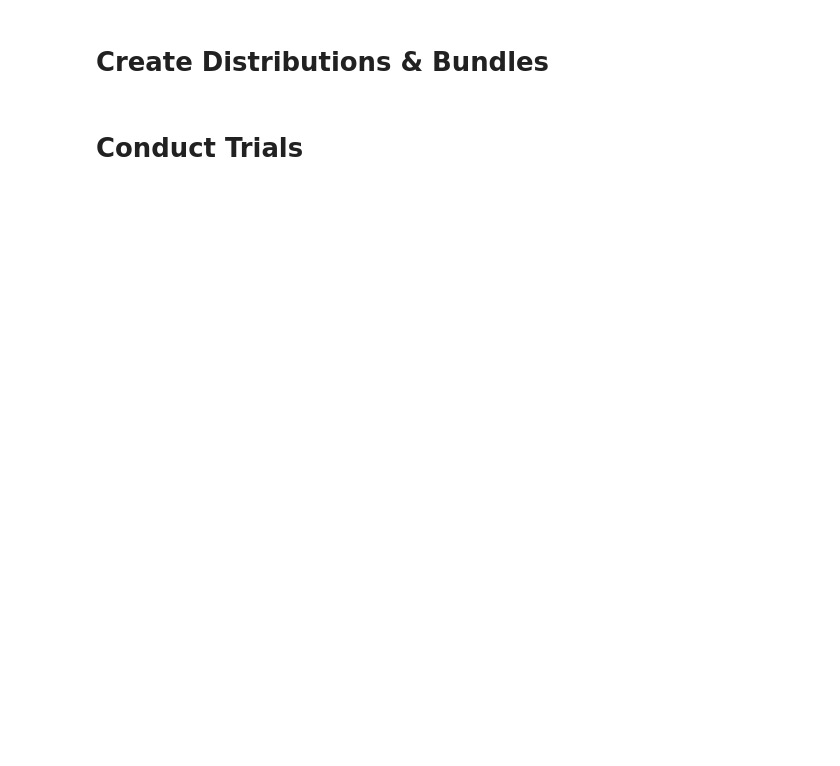
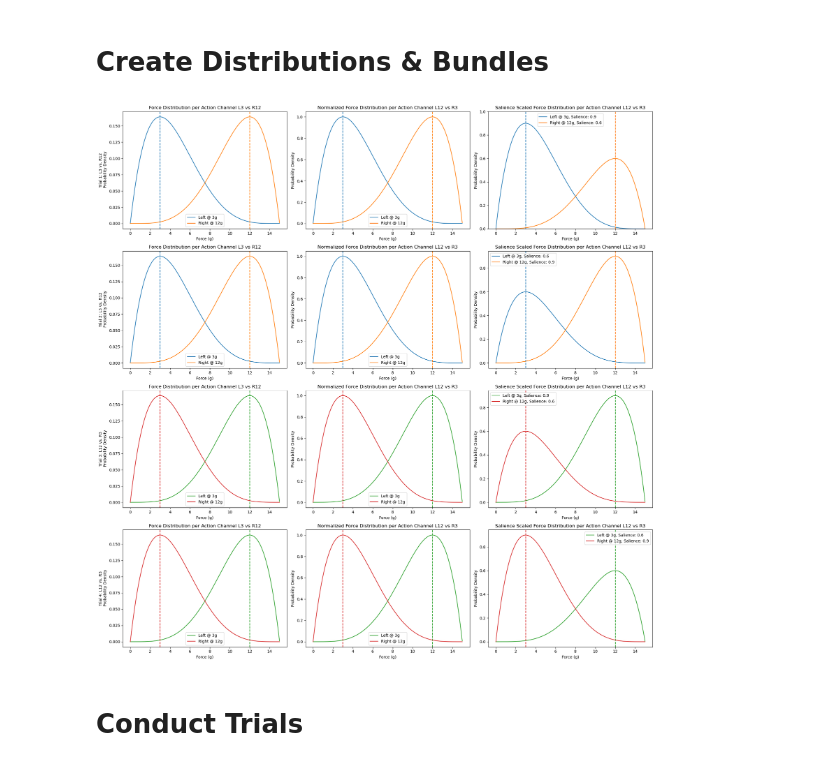
Before and after one commit to 2002sahapriya/Basal-Ganglia, a Jupyter notebook: park_task.ipynb, the cells around one changed output. Saved outputs shown, nothing was run; the diff lists cells and outputs as text; code cells hidden in the pictures; blank space fills up the shorter version.

Commit message:
Park task

```diff
--- a/park_task.ipynb
+++ b/park_task.ipynb
@@ -40,7 +61,7 @@ domain_force_park = np.arange(0, 15, 0.01).reshape(-1, 1) # Shape: (1500, 1)
 ssp_dim_park = 512
 
 # SSP encoder for scalar force values
-ssp_encoder_park = sspspace.sspspace.encoders.RandomSSPSpace(
+ssp_encoder_park = RandomSSPSpace(
     domain_dim=1,
     ssp_dim=ssp_dim_park,
     rng=np.random.RandomState(0),
@@ -83,31 +104,11 @@ dnf_params_park = {
 # Beta shapes chosen so mode(a-1)/(a+b-2) matches desired peak/domain
 # for 3g (mode 0.2*15=3), for 12g (mode 0.8*15=12)
 scale = 15
-
-def to_scale_park(scales, vectors):
-    scaled = []
-    for i in range(len(scales)):
-        scaled.append(scales[i] * vectors[i])
-    return scaled
-
-def to_bundle_park(bundles, domain_phis):
-    b = []
-    for i in range(len(bundles)):
-        bun = np.einsum('n,nd->d', bundles[i].squeeze(), domain_phis)
-        b.append(bun)
-    return b
-
-def to_normalize_park(vectors):
-   return vectors / np.max(vectors, axis=1, keepdims=True)
-
-
-
 # Create the channel distributions for peak forces at 3g and 12g
 l3 = beta.pdf(domain_force_park.squeeze(), 2, 5, scale=scale) # Shape: 1500
 r12 = beta.pdf(domain_force_park.squeeze(), 5, 2, scale=scale)
 l12 = beta.pdf(domain_force_park.squeeze(), 5, 2, scale=scale)
 r3 = beta.pdf(domain_force_park.squeeze(), 2, 5, scale=scale)
-
 # Store the distributions
 beta_distributions_park = [l3, r12, l12, r3]
 
@@ -211,7 +212,7 @@ axes[1, 1].legend()
 # (1, 2): Salience scaled
 t2_salience = to_scale_park(salience_t2, t2_normalized)
 for i, pdf in enumerate(t2_salience):
-    axes[1, 2].plot(domain_force_park, pdf, color=colors_t1[i], label=f'{actions_2[i]}, Salience: {salience_t2[i]}')
+    axes[1, 2].plot(domain_force_park, pdf, color=colors_t1[i], label=f'{actions[i]}, Salience: {salience_t2[i]}')
     axes[1, 2].axvline(peak_1[i], color=colors_t1[i], linestyle='--')
 axes[1, 2].set_title('Salience Scaled Force Distribution per Action Channel L12 vs R3')
 axes[1, 2].set_xlabel('Force (g)')
@@ -245,7 +246,7 @@ axes[2, 1].legend()
 # (2, 2): Salience scaled
 t3_salience = to_scale_park(salience_t3, t3_normalized)
 for i, pdf in enumerate(t3_salience):
-    axes[2, 2].plot(domain_force_park, pdf, color=colors_t2[i], label=f'{actions_2[i]}, Salience: {salience_t3[i]}')
+    axes[2, 2].plot(domain_force_park, pdf, color=colors_t2[i], label=f'{actions[i]}, Salience: {salience_t3[i]}')
     axes[2, 2].axvline(peak_2[i], color=colors_t2[i], linestyle='--')
 axes[2, 2].set_title('Salience Scaled Force Distribution per Action Channel L12 vs R3')
 axes[2, 2].set_xlabel('Force (g)')
@@ -262,34 +263,36 @@ for i, pdf in enumerate([l12, r3]):
     axes[3, 0].plot(domain_force_park, pdf, color=colors_t2[i], label=f'{actions[i]}')
     axes[3, 0].axvline(peak_2[i], color=colors_t2[i], linestyle='--')
 axes[3, 0].set_title('Force Distribution per Action Channel L3 vs R12')
 axes[3, 0].set_xlabel('Force (g)')
 axes[3, 0].set_ylabel('Probability Density')
 axes[3, 0].legend()
 
 # (1, 1): Normalized
 t4_normalized = to_normalize_park([l12, r3])
 for i, pdf in enumerate(t4_normalized):
     axes[3, 1].plot(domain_force_park, pdf, color=colors_t2[i], label=f'{actions[i]}')
     axes[3, 1].axvline(peak_2[i], color=colors_t2[i], linestyle='--')
 axes[3, 1].set_title('Normalized Force Distribution per Action Channel L12 vs R3')
 axes[3, 1].set_xlabel('Force (g)')
 axes[3, 1].set_ylabel('Probability Density')
 axes[3, 1].legend()
 
 # (1, 2): Salience scaled
 t4_salience = to_scale_park(salience_t4, t4_normalized)
 for i, pdf in enumerate(t4_salience):
-    axes[3, 2].plot(domain_force_park, pdf, color=colors_t2[i], label=f'{actions_2[i]}, Salience: {salience_t4[i]}')
+    axes[3, 2].plot(domain_force_park, pdf, color=colors_t2[i], label=f'{actions[i]}, Salience: {salience_t4[i]}')
     axes[3, 2].axvline(peak_2[i], color=colors_t2[i], linestyle='--')
 axes[3, 2].set_title('Salience Scaled Force Distribution per Action Channel L12 vs R3')
 axes[3, 2].set_xlabel('Force (g)')
 axes[3, 2].set_ylabel('Probability Density')
 axes[3, 2].legend()
 
 axes[3, 0].set_ylabel("Trial 4: L12 vs. R3\n Probability Density")
 
 plt.tight_layout()
 plt.show()
+# %% [output]
+[figure, added]
 # %% [markdown]
 # Conduct Trials
 # %%
```
Also changed, not shown: parts of 6 cells of this notebook, 5 other files.
